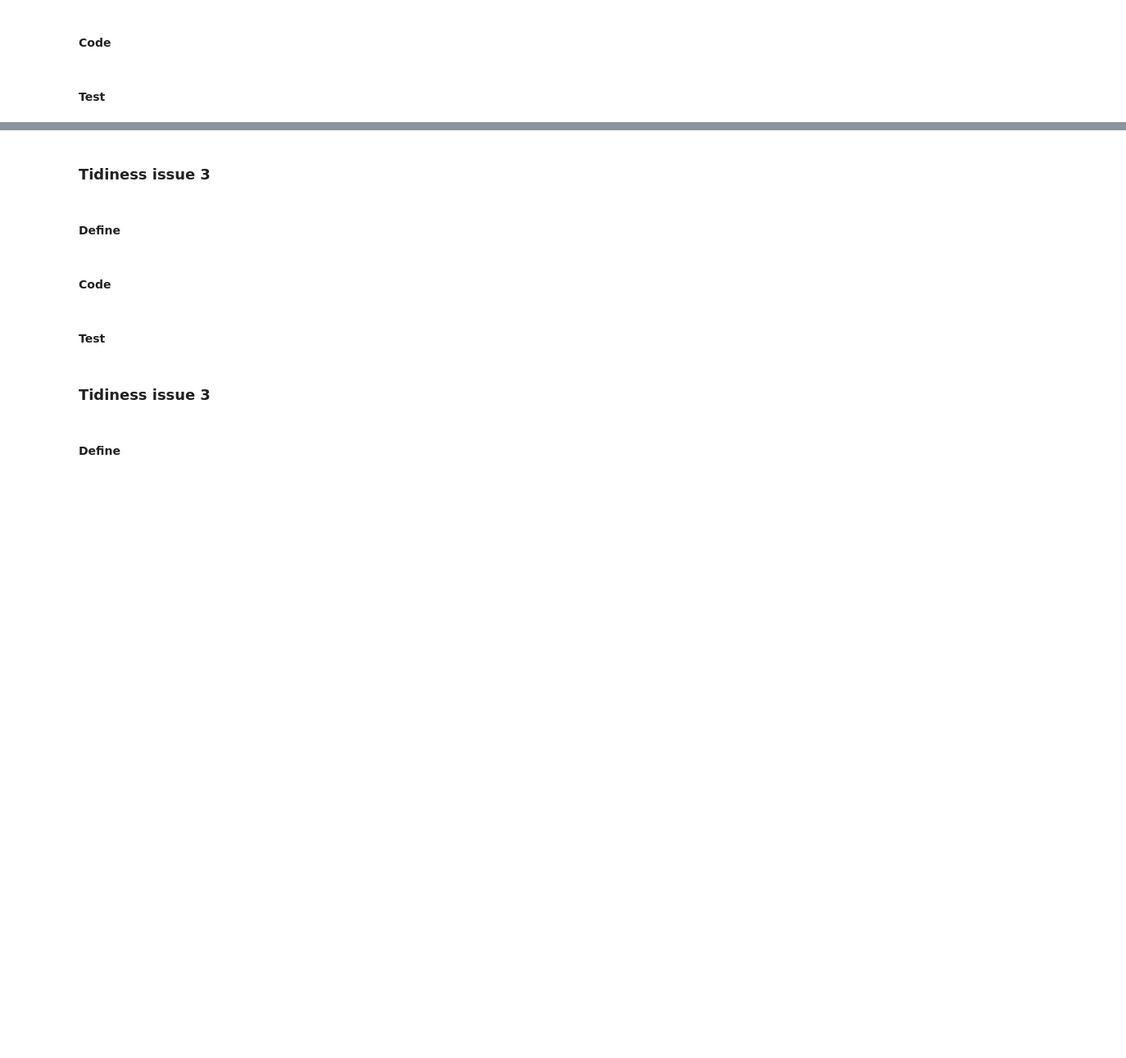
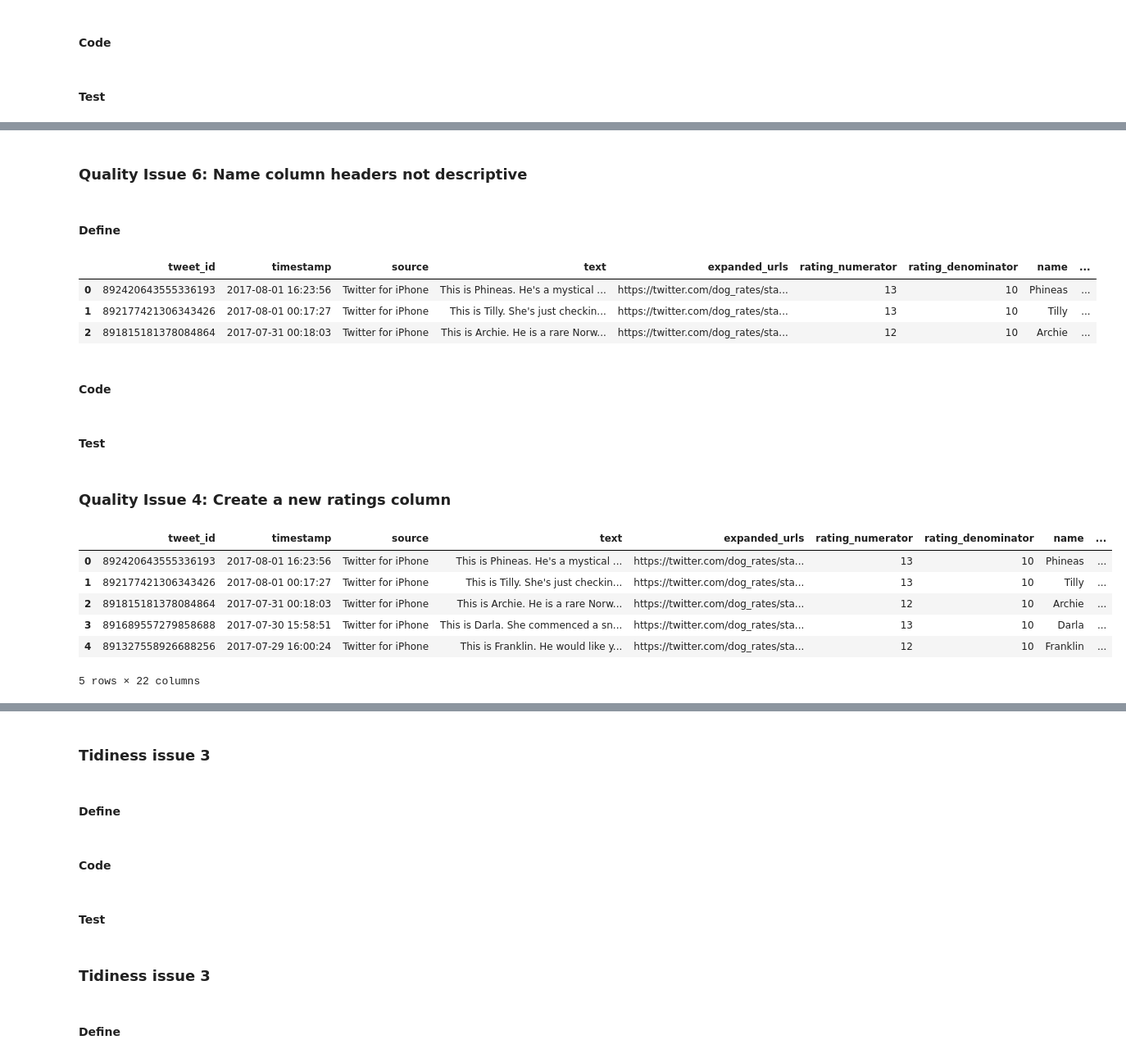
Before and after one commit to emilylauyw/Udacity-DAND-Project7-Wrangle_and_Analyze_Data, a Jupyter notebook: wrangle_act.ipynb, the cells around one changed output, grey strips where cells are left out. Shown: that part at 82% size. Cells and saved outputs as stored; diff of their text form; code cells hidden in the pictures; blank space fills up the shorter version.

Commit message:
Updated on Tidiness Issues

```diff
--- a/wrangle_act.ipynb
+++ b/wrangle_act.ipynb
@@ -742,0 +835,7 @@ twitter_df = twitter_df.drop(['retweeted_status_id',
+# %%
+# Find all names that start with a lowercase letter
+lowercase_names = []
+for row in twitter_df['name']:
+    if row[0].islower() and row not in lowercase_names:
+        lowercase_names.append(row)
+print(lowercase_names)
@@ -742,0 +884,25 @@ twitter_df = twitter_df.drop(['retweeted_status_id',
+# %%
+# Store the fisrt true algorithm and level of confidence
+prediction_algorithm = []
+confidence_level = []
+
+# Get_prediction_confidence function:
+# search the first true algorithm and append it to a list with it's level of confidence
+# if flase prediction_algorthm will have a value of NaN
+def get_prediction_confidence(df):
+    if df['p1_dog'] == True:
+        prediction_algorithm.append(df['p1'])
+        confidence_level.append(df['p1_conf'])
+    elif df['p2_dog'] == True:
+        prediction_algorithm.append(df['p2'])
+        confidence_level.append(df['p2_conf'])
+    elif df['p3_dog'] == True:
+        prediction_algorithm.append(df['p3'])
+        confidence_level.append(df['p3_conf'])
+    else:
+        prediction_algorithm.append('NaN')
+        confidence_level.append(0)
+
+twitter_df.apply(get_prediction_confidence, axis=1)
+twitter_df['prediction_algorithm'] = prediction_algorithm
+twitter_df['confidence_level'] = confidence_level
@@ -742,0 +926,3 @@ twitter_df = twitter_df.drop(['retweeted_status_id',
+# %%
+# Delete numerous prediction column
+twitter_df = twitter_df.drop(['img_num', 'p1', 'p1_conf', 'p1_dog', 'p2', 'p2_conf', 'p2_dog', 'p3', 'p3_conf', 'p3_dog'], 1)
@@ -743,3 +953,38 @@ twitter_df = twitter_df.drop(['retweeted_status_id',
+# %% [markdown]
+### Quality Issue 6: Name column headers not descriptive
+# %% [markdown]
+#### Define
+# %%
+twitter_df.head(3)
+# %% [output]
+|  | tweet_id | timestamp | source | text | expanded_urls | rating_numerator | rating_denominator | name | ... |
+| 0 | 892420643555336193 | 2017-08-01 16:23:56 | Twitter for iPhone | This is Phineas. He's a mystical ... | https://twitter.com/dog_rates/sta... | 13 | 10 | Phineas | ... |
+| 1 | 892177421306343426 | 2017-08-01 00:17:27 | Twitter for iPhone | This is Tilly. She's just checkin... | https://twitter.com/dog_rates/sta... | 13 | 10 | Tilly | ... |
+| 2 | 891815181378084864 | 2017-07-31 00:18:03 | Twitter for iPhone | This is Archie. He is a rare Norw... | https://twitter.com/dog_rates/sta... | 12 | 10 | Archie | ... |
+# %% [markdown]
+#### Code
+# %%
+# Rename name column header
+
+
+twitter_df = twitter_df.rename(columns = {'timestamp': 'tweet_date', 'source': 'tweet_source', 'text': 'tweet_text',
+                                        'expanded_urls': 'tweet_url', 'jpg_url': 'tweet_picture',
+                                        'favorites': 'tweet_favorites', 'retweets': 'tweet_retweets',
+                                        'prediction_algorithm' : 'dog_breed'})
+# %% [markdown]
+#### Test
+# %% [markdown]
+### Quality Issue 4: Create a new ratings column
+# %%
+twitter_df.head(5)
+# %% [output]
+|  | tweet_id | timestamp | source | text | expanded_urls | rating_numerator | rating_denominator | name | ... |
+| 0 | 892420643555336193 | 2017-08-01 16:23:56 | Twitter for iPhone | This is Phineas. He's a mystical ... | https://twitter.com/dog_rates/sta... | 13 | 10 | Phineas | ... |
+| 1 | 892177421306343426 | 2017-08-01 00:17:27 | Twitter for iPhone | This is Tilly. She's just checkin... | https://twitter.com/dog_rates/sta... | 13 | 10 | Tilly | ... |
+| 2 | 891815181378084864 | 2017-07-31 00:18:03 | Twitter for iPhone | This is Archie. He is a rare Norw... | https://twitter.com/dog_rates/sta... | 12 | 10 | Archie | ... |
+| 3 | 891689557279858688 | 2017-07-30 15:58:51 | Twitter for iPhone | This is Darla. She commenced a sn... | https://twitter.com/dog_rates/sta... | 13 | 10 | Darla | ... |
+| 4 | 891327558926688256 | 2017-07-29 16:00:24 | Twitter for iPhone | This is Franklin. He would like y... | https://twitter.com/dog_rates/sta... | 12 | 10 | Franklin | ... |
+5 rows × 22 columns
 # %%
 twitter_df.info()
 # %% [output]
```
Also changed, not shown: parts of 45 cells of this notebook.
